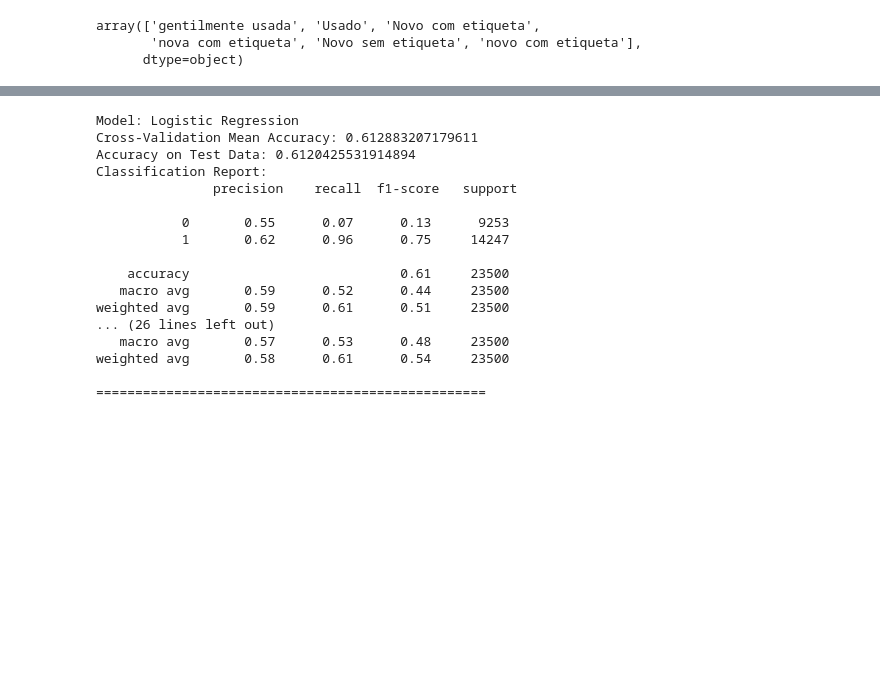
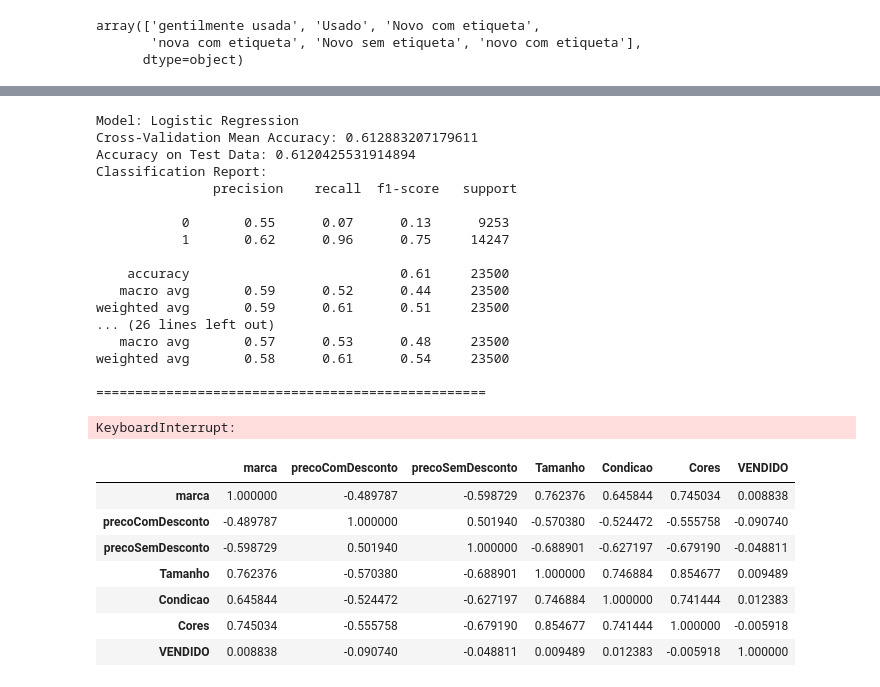
Before and after one commit to FilipeSCampos/I.a-vendas-classification, a Jupyter notebook: Gestão de dados.ipynb, the cells around one changed output, grey strips where cells are left out. Saved outputs shown, nothing was run; the diff lists cells and outputs as text; code cells hidden in the pictures; blank space fills up the shorter version.

```diff
--- a/Gestão de dados.ipynb
+++ b/Gestão de dados.ipynb
@@ -155,4 +160,4 @@ for column in categorical_columns:
     label_encoders[column] = LabelEncoder()
     df[column] = label_encoders[column].fit_transform(df[column])
 # %%
-df
+df = df.drop(['nomeDaPeca', 'Descricao'], axis= 1)
@@ -247,3 +254,4 @@ weighted avg       0.59      0.61      0.51     23500
 weighted avg       0.58      0.61      0.54     23500
 
 ==================================================
+KeyboardInterrupt:
@@ -249,0 +260,11 @@ weighted avg       0.58      0.61      0.54     23500
+# %%
+df.corr()
+# %% [output]
+|  | marca | precoComDesconto | precoSemDesconto | Tamanho | Condicao | Cores | VENDIDO |
+| marca | 1.000000 | -0.489787 | -0.598729 | 0.762376 | 0.645844 | 0.745034 | 0.008838 |
+| precoComDesconto | -0.489787 | 1.000000 | 0.501940 | -0.570380 | -0.524472 | -0.555758 | -0.090740 |
+| precoSemDesconto | -0.598729 | 0.501940 | 1.000000 | -0.688901 | -0.627197 | -0.679190 | -0.048811 |
+| Tamanho | 0.762376 | -0.570380 | -0.688901 | 1.000000 | 0.746884 | 0.854677 | 0.009489 |
+| Condicao | 0.645844 | -0.524472 | -0.627197 | 0.746884 | 1.000000 | 0.741444 | 0.012383 |
+| Cores | 0.745034 | -0.555758 | -0.679190 | 0.854677 | 0.741444 | 1.000000 | -0.005918 |
+| VENDIDO | 0.008838 | -0.090740 | -0.048811 | 0.009489 | 0.012383 | -0.005918 | 1.000000 |
```
Also changed, not shown: parts of 8 cells of this notebook.
